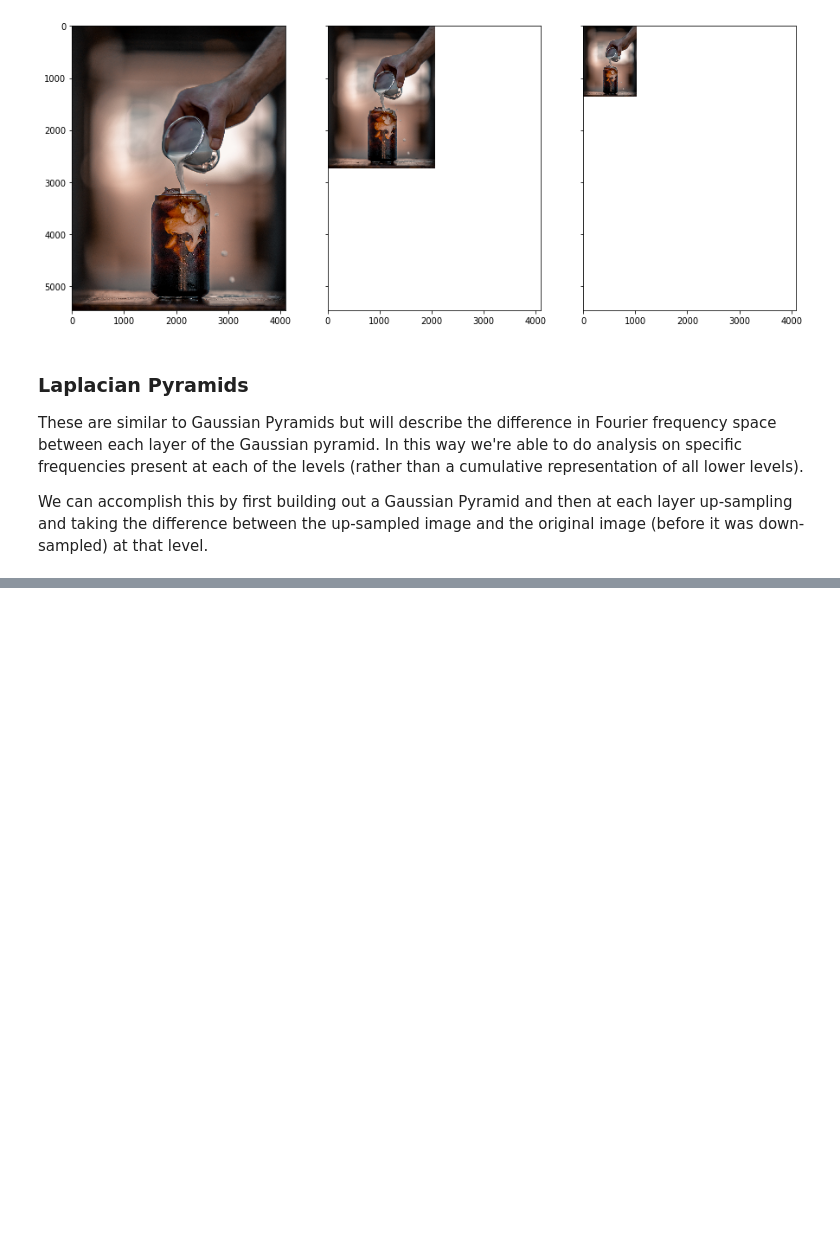
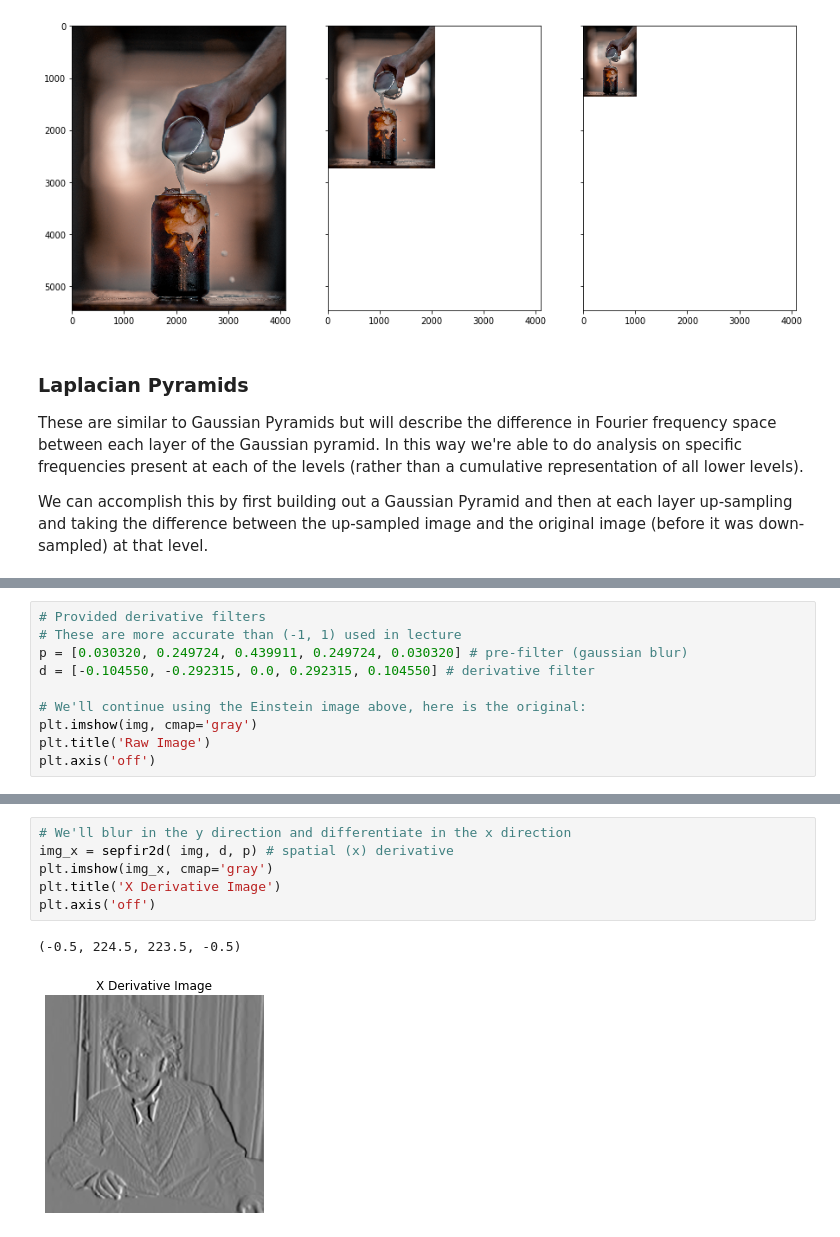
Before and after one commit to TifMoe/computer-vision-course, a Jupyter notebook: notebooks/2-image-filtering.ipynb, the cells around one changed output, grey strips where cells are left out. Drawn from its saved outputs; the diff is of its cells as text; blank space fills up the shorter version.

Commit message:
exercise for computing directional derivatives

```diff
--- a/notebooks/2-image-filtering.ipynb
+++ b/notebooks/2-image-filtering.ipynb
@@ -584,0 +588,10 @@ Requirement already satisfied: numpy>=1.13.3 in /Users/tmoeller/anaconda3/envs/p
+# %%
+# Provided derivative filters
+# These are more accurate than (-1, 1) used in lecture
+p = [0.030320, 0.249724, 0.439911, 0.249724, 0.030320] # pre-filter (gaussian blur)
+d = [-0.104550, -0.292315, 0.0, 0.292315, 0.104550] # derivative filter
+
+# We'll continue using the Einstein image above, here is the original:
+plt.imshow(img, cmap='gray')
+plt.title('Raw Image')
+plt.axis('off')
@@ -584,0 +601,9 @@ Requirement already satisfied: numpy>=1.13.3 in /Users/tmoeller/anaconda3/envs/p
+# %%
+# We'll blur in the y direction and differentiate in the x direction
+img_x = sepfir2d( img, d, p) # spatial (x) derivative
+plt.imshow(img_x, cmap='gray')
+plt.title('X Derivative Image')
+plt.axis('off')
+# %% [output]
+(-0.5, 224.5, 223.5, -0.5)
+[figure, added]
```
Also changed, not shown: parts of 14 cells of this notebook.
